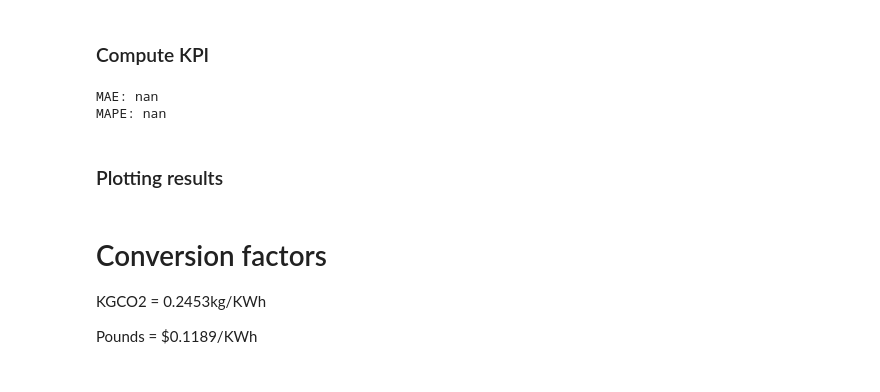
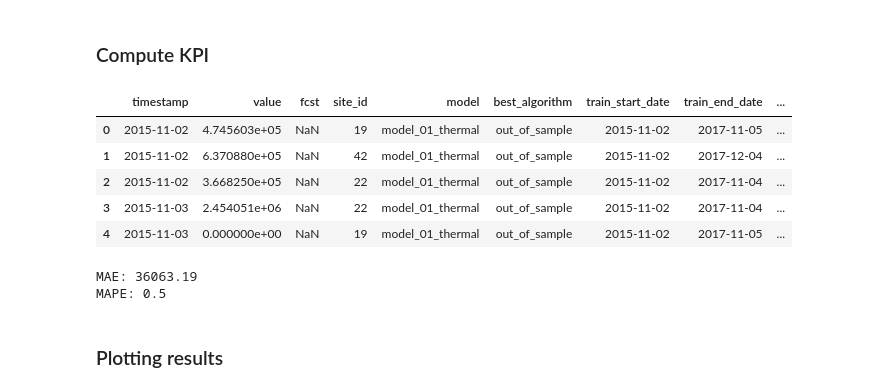
Before and after one commit to microsoft/dstoolkit-forecasting, a Jupyter notebook: Notebooks/EnergyPredictionScoring.ipynb, the cells around one changed output. Saved outputs shown, nothing was run; the diff lists cells and outputs as text; code cells hidden in the pictures.

```diff
--- a/Notebooks/EnergyPredictionScoring.ipynb
+++ b/Notebooks/EnergyPredictionScoring.ipynb
@@ -321,15 +336,24 @@ Preparing PBI for site_id 49
 # %% [markdown]
 ### Compute KPI
+# %%
+df_pbi.head()
+# %% [output]
+|  | timestamp | value | fcst | site_id | model | best_algorithm | train_start_date | train_end_date | ... |
+| 0 | 2015-11-02 | 4.745603e+05 | NaN | 19 | model_01_thermal | out_of_sample | 2015-11-02 | 2017-11-05 | ... |
+| 1 | 2015-11-02 | 6.370880e+05 | NaN | 42 | model_01_thermal | out_of_sample | 2015-11-02 | 2017-12-04 | ... |
+| 2 | 2015-11-02 | 3.668250e+05 | NaN | 22 | model_01_thermal | out_of_sample | 2015-11-02 | 2017-11-04 | ... |
+| 3 | 2015-11-03 | 2.454051e+06 | NaN | 22 | model_01_thermal | out_of_sample | 2015-11-02 | 2017-11-04 | ... |
+| 4 | 2015-11-03 | 0.000000e+00 | NaN | 19 | model_01_thermal | out_of_sample | 2015-11-02 | 2017-11-05 | ... |
 # %%
-df_pbi.loc[:, 'error'] = df_pbi['fcst'] - df_pbi[y]
-df_pbi.loc[:, 'absolute_error'] = abs(df_pbi['fcst'] - df_pbi[y])
-df_pbi.loc[:, 'absolute_percentage_error'] = abs(df_pbi['fcst'] - df_pbi[y])/df_pbi[y]
+df_pbi = Kpi.compute_error(df_pbi, 'fcst', y)
+df_pbi = Kpi.compute_absolute_error(df_pbi, 'fcst', y)
+df_pbi = Kpi.compute_absolute_percentage_error(df_pbi, 'fcst', y)
 
-print("MAE:", round(df_pbi.loc[:, 'absolute_error'].mean(), 0))
-print("MAPE:", round(df_pbi.loc[:, 'absolute_percentage_error'].mean(), 2))
+print("MAE:",  round(Kpi.compute_mae(df_pbi, 'fcst', y), 2))
+print("MAPE:", round(Kpi.compute_mape(df_pbi, 'fcst', y), 2))
 # %% [output]
-MAE: nan
-MAPE: nan
+MAE: 36063.19
+MAPE: 0.5
 # %% [markdown]
 ### Plotting results
 # %%
@@ -341,8 +365,3 @@ for s in list(df_pbi[id].unique()):
     plot = Plots.sliding_fcst_plot(df_plot, y, 'fcst', chart_title, kpi=True)
     df_plot.to_csv(os.path.join(root, cfg_path.data_dir.output_path, saving_name + ".csv"))
     plot.write_html(os.path.join(root, cfg_path.data_dir.plot_path, saving_name + ".html"))
-# %% [markdown]
-# Conversion factors
-KGCO2 = 0.2453kg/KWh
-
-Pounds = $0.1189/KWh
```
Also changed, not shown: parts of 13 cells of this notebook, 12 other files.
